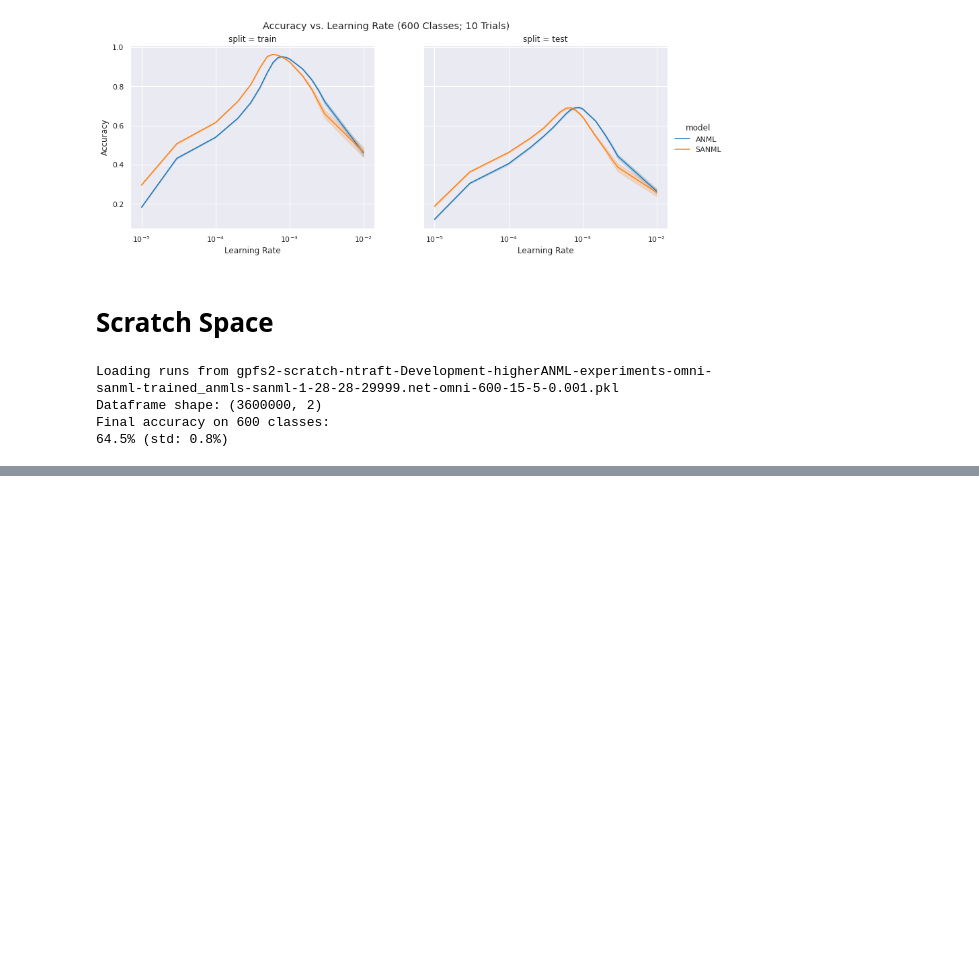
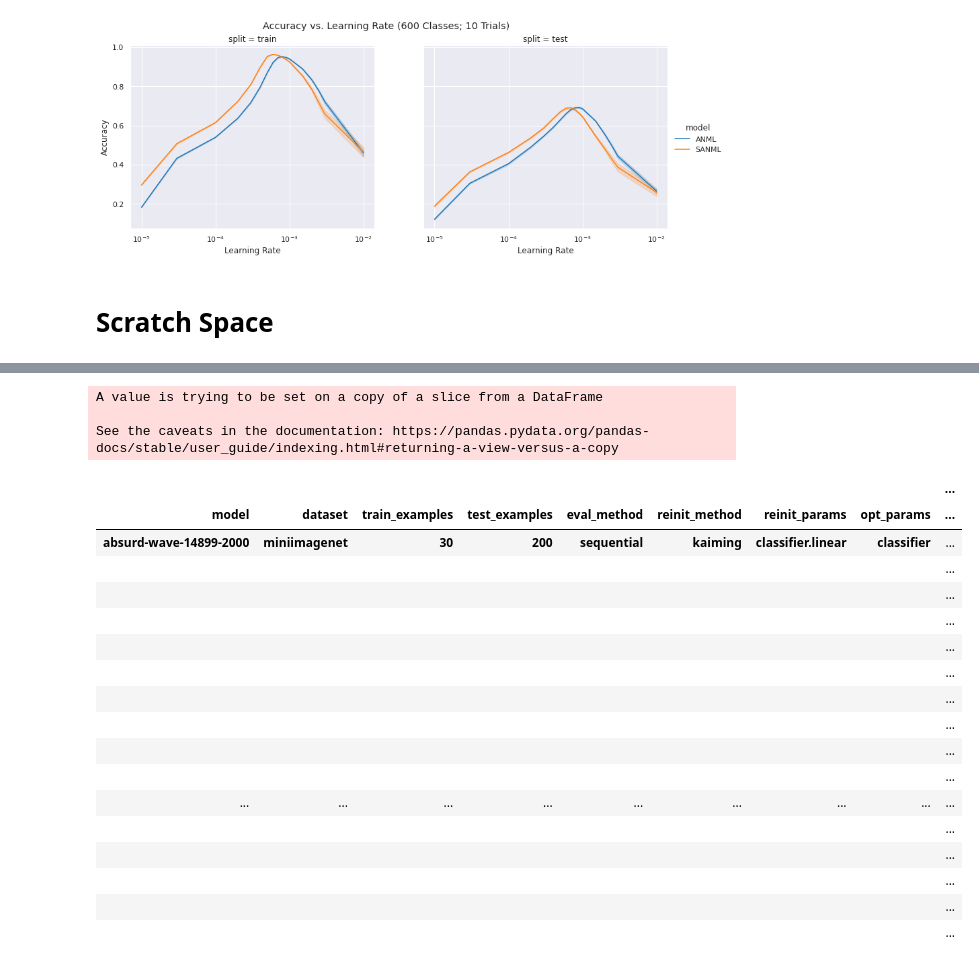
Before and after one commit to uvm-neurobotics-lab/higherANML, a Jupyter notebook: notebooks/result-gathering.ipynb, the cells around one changed output, grey strips where cells are left out. Cells and saved outputs as stored; diff of their text form; code cells hidden in the pictures; blank space fills up the shorter version.

```diff
--- a/notebooks/result-gathering.ipynb
+++ b/notebooks/result-gathering.ipynb
@@ -239,7 +250,7 @@ for name, eval_folders in tqdm(all_eval_folders.items()):
     #print(f"Loading {len(eval_folders)} evaluations for {name}...")
     for folder in eval_folders:
         eval_type = re.match(r".*?-[0-9]+-(.*)$", folder.name).group(1)
-        eval_data = load_eval_data_with_model_name(f"{name}-{best_checkpoints[name]}", folder)
+        eval_data = load_eval_data_with_model_info(f"{name}-{best_checkpoints[name]}", folder)
         all_frames[eval_type].append(eval_data)
 
 print("Evaluation Results:")
@@ -304,7 +300,7 @@ For the subsequent plots, we only want to evaluate on classes seen so far, so le
 # %%
 # Change this line to not copy in order to save memory; but this will lose data.
 eval_type = "olft"
-classes_seen_perf = all_frames[eval_type]#.copy()
+classes_seen_perf = all_frames[eval_type].copy()
 
 # Nix all rows where classes_trained <= class_id.
 unseen_rows = (classes_seen_perf.index.get_level_values("classes_trained") <=
@@ -527,24 +536,31 @@ Wall time: 3.35 s
 [figure]
 # %% [markdown]
 # Scratch Space
-# %%
-# Summarizing the final performance across all runs in a single dataframe.
-one_file = next(Path(".").glob("*.pkl"))
-print(f"Loading runs from {one_file}")
-df = pd.read_pickle(one_file)
-print(f"Dataframe shape: {df.shape}")
-
-# Average over all classes to get overall performance numbers, by grouping by columns other than class.
-non_class_labels = list(filter(lambda x: x != "class_id", df.index.names))
-avg_over_classes = df.groupby(non_class_labels).mean()
-# Get just the final test accuracy of each run (when we've trained on all classes).
-classes_trained = avg_over_classes.index.get_level_values("classes_trained")
-num_classes = classes_trained.max()
-print(f"Final accuracy on {num_classes} classes:")
-final_acc = avg_over_classes.loc[classes_trained == num_classes, "test_acc"]
-print(f"{final_acc.mean():.1%} (std: {final_acc.std():.1%})")
-# %% [output]
-Loading runs from gpfs2-scratch-ntraft-Development-higherANML-experiments-omni-sanml-trained_anmls-sanml-1-28-28-29999.net-omni-600-15-5-0.001.pkl
-Dataframe shape: (3600000, 2)
-Final accuracy on 600 classes:
-64.5% (std: 0.8%)
+# %%
+%%time
+# Average over all classes to get overall performance numbers, by grouping by columns other than class.
+# groupby_labels = get_index_columns(classes_seen_perf, exclude=["class_id"])
+# print(groupby_labels)
+groupby_labels = ['model', 'dataset', 'train_examples', 'test_examples', 'eval_method', 'reinit_method', 'reinit_params',
+                  'opt_params', 'classes', 'lr', 'trial', 'epoch', 'classes_trained', 'train_method',
+                  'lobotomize']#, 'model_name']
+
+def myfun(grp):
+    print(f"got a group:\n{grp}")
+    return grp.mean()
+
+print(f"grouping by: {groupby_labels}")
+df = classes_seen_perf.head(1000).copy()
+newdex = df.index.to_frame(index=False)
+sz = len(newdex["lobotomize"])
+halfsz = int(sz / 2)
+newdex["lobotomize"][:halfsz] = 1.3
+newdex = pd.MultiIndex.from_frame(newdex, names=newdex.columns)
+df.set_index(newdex, inplace=True)
+groups = df.groupby(groupby_labels, dropna=False)
+# groups.apply(myfun)
+# print(len(groups))
+# for n, g in groups:
+#     print(f"group {n}:\n{g}")
+groups.mean()
+# %% [output]
@@ -550,0 +570,21 @@ Final accuracy on 600 classes:
+A value is trying to be set on a copy of a slice from a DataFrame
+
+See the caveats in the documentation: https://pandas.pydata.org/pandas-docs/stable/user_guide/indexing.html#returning-a-view-versus-a-copy
+|  |  |  |  |  |  |  |  | ... |
+| model | dataset | train_examples | test_examples | eval_method | reinit_method | reinit_params | opt_params | ... |
+| absurd-wave-14899-2000 | miniimagenet | 30 | 200 | sequential | kaiming | classifier.linear | classifier | ... |
+|  |  |  |  |  |  |  |  | ... |
+|  |  |  |  |  |  |  |  | ... |
+|  |  |  |  |  |  |  |  | ... |
+|  |  |  |  |  |  |  |  | ... |
+|  |  |  |  |  |  |  |  | ... |
+|  |  |  |  |  |  |  |  | ... |
+|  |  |  |  |  |  |  |  | ... |
+|  |  |  |  |  |  |  |  | ... |
+|  |  |  |  |  |  |  |  | ... |
+| ... | ... | ... | ... | ... | ... | ... | ... | ... |
+|  |  |  |  |  |  |  |  | ... |
+|  |  |  |  |  |  |  |  | ... |
+|  |  |  |  |  |  |  |  | ... |
+|  |  |  |  |  |  |  |  | ... |
+|  |  |  |  |  |  |  |  | ... |
```
Also changed, not shown: parts of 18 cells of this notebook.
